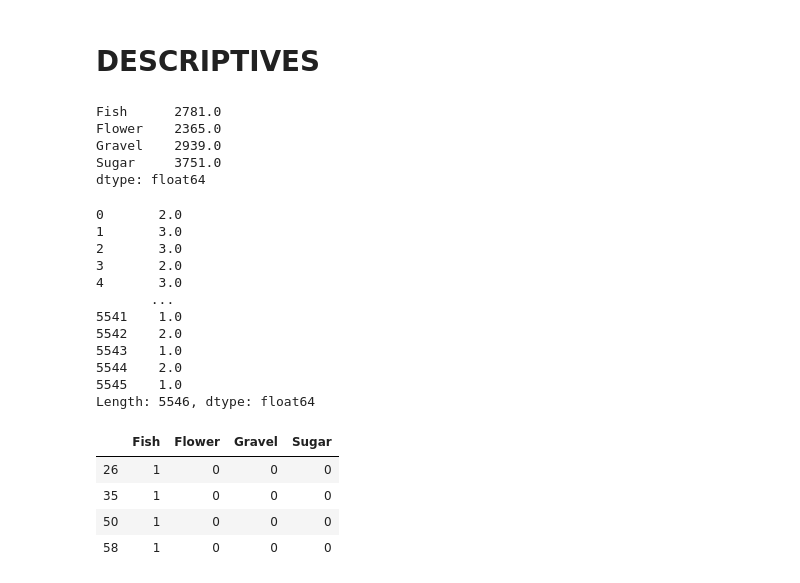
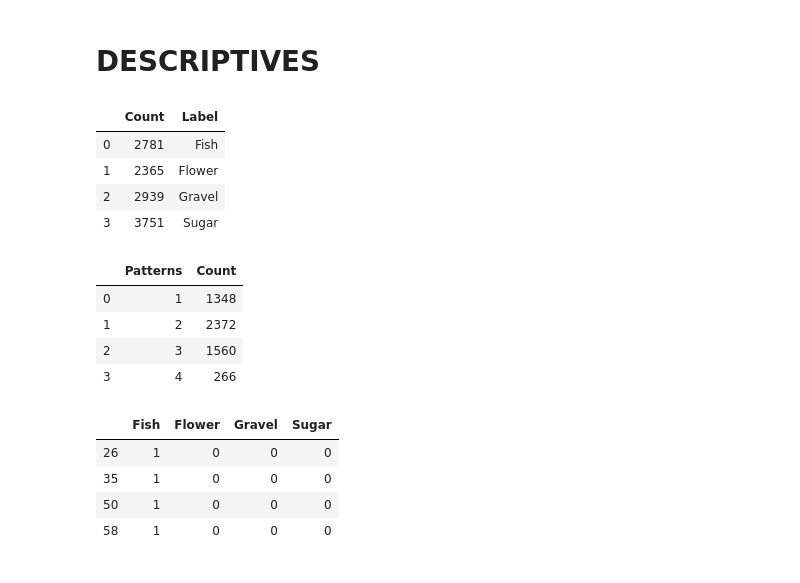
Before and after one commit to rjbarrantes/ironhack-final, a Jupyter notebook: Untitled.ipynb, the cells around one changed output. Cells and saved outputs as stored; diff of their text form; code cells hidden in the pictures.

```diff
--- a/Untitled.ipynb
+++ b/Untitled.ipynb
@@ -452,28 +452,26 @@ print('Test accuracy:', score[1])
 # SGD(lr = .0001, momentum = .9)
 # %% [markdown]
 # DESCRIPTIVES
-# %%
-count_x = y.sum(axis = 0)
-count_x
-# %% [output]
-Fish      2781.0
-Flower    2365.0
-Gravel    2939.0
-Sugar     3751.0
-dtype: float64
-# %%
-count_y = y.sum(axis = 1)
-count_y
-# %% [output]
-0       2.0
-1       3.0
-2       3.0
-3       2.0
-4       3.0
-       ...
-5541    1.0
-5542    2.0
-5543    1.0
-5544    2.0
-5545    1.0
-Length: 5546, dtype: float64
+# %%
+count_y = pd.DataFrame(y.sum(axis = 0))
+count_y.columns = ['Count']
+count_y['Label'] = ['Fish', 'Flower', 'Gravel', 'Sugar']
+count_y
+# %% [output]
+|  | Count | Label |
+| 0 | 2781 | Fish |
+| 1 | 2365 | Flower |
+| 2 | 2939 | Gravel |
+| 3 | 3751 | Sugar |
+# %%
+count_x = pd.DataFrame(y.sum(axis = 1))
+count_x.columns = ['Patterns']
+count_x['Count'] = count_x['Patterns']
+count_x = count_x.groupby('Patterns').count().reset_index()
+count_x
+# %% [output]
+|  | Patterns | Count |
+| 0 | 1 | 1348 |
+| 1 | 2 | 2372 |
+| 2 | 3 | 1560 |
+| 3 | 4 | 266 |
```
Also changed, not shown: parts of 1 cell of this notebook.
